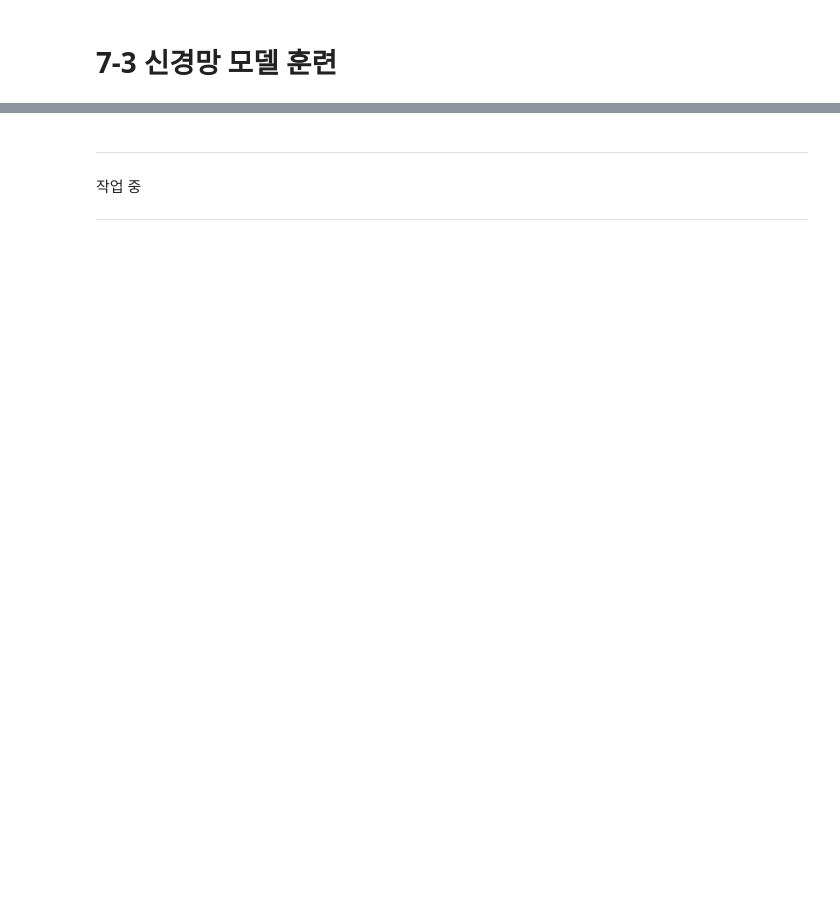
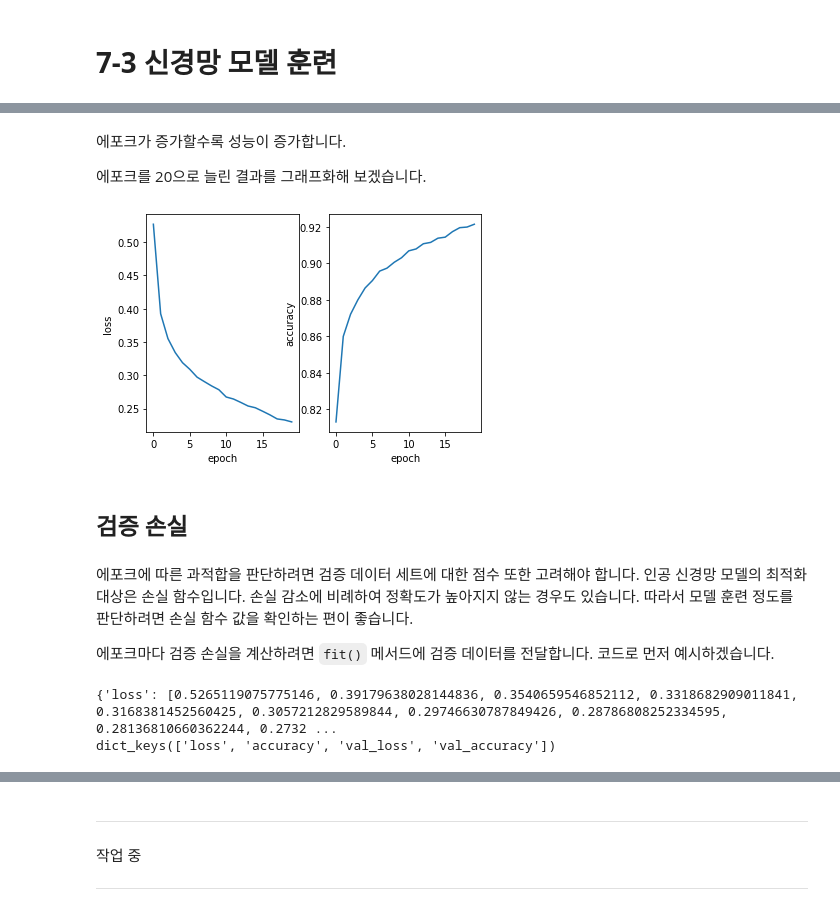
Before and after one commit to LeeSeungwon89/Deep-learning_Theory, a Jupyter notebook: 7-3 신경망 모델 훈련.ipynb, the cells around one changed output, grey strips where cells are left out. Drawn from its saved outputs; the diff is of its cells as text; code cells hidden in the pictures; blank space fills up the shorter version.

```diff
--- a/7-3 신경망 모델 훈련.ipynb
+++ b/7-3 신경망 모델 훈련.ipynb
@@ -4,0 +101,38 @@
+# %% [markdown]
+에포크가 증가할수록 성능이 증가합니다.
+
+에포크를 20으로 늘린 결과를 그래프화해 보겠습니다.
+# %%
+model = model_fn()
+model.compile(loss='sparse_categorical_crossentropy', metrics='accuracy')
+history = model.fit(train_scaled, train_target, epochs=20, verbose=0)
+
+plt.subplot(1, 2, 1)
+plt.plot(history.history['loss'])
+plt.xlabel('epoch')
+plt.ylabel('loss')
+
+plt.subplot(1, 2, 2)
+plt.plot(history.history['accuracy'])
+plt.xlabel('epoch')
+plt.ylabel('accuracy')
+plt.show()
+# %% [output]
+[figure, added]
+# %% [markdown]
+## **검증 손실**
+# %% [markdown]
+에포크에 따른 과적합을 판단하려면 검증 데이터 세트에 대한 점수 또한 고려해야 합니다. 인공 신경망 모델의 최적화 대상은 손실 함수입니다. 손실 감소에 비례하여 정확도가 높아지지 않는 경우도 있습니다. 따라서 모델 훈련 정도를 판단하려면 손실 함수 값을 확인하는 편이 좋습니다.
+
+에포크마다 검증 손실을 계산하려면 `fit()` 메서드에 검증 데이터를 전달합니다. 코드로 먼저 예시하겠습니다.
+# %%
+model = model_fn()
+model.compile(loss='sparse_categorical_crossentropy', metrics='accuracy')
+# `validation_data` 매개변수에 검증 데이터 세트를 튜플 형태로 지정합니다.
+history = model.fit(train_scaled, train_target, epochs=20, verbose=0,
+                    validation_data=(val_scaled, val_target))
+print(history.history)
+print(history.history.keys())
+# %% [output]
+{'loss': [0.5265119075775146, 0.39179638028144836, 0.3540659546852112, 0.3318682909011841, 0.3168381452560425, 0.3057212829589844, 0.29746630787849426, 0.28786808252334595, 0.28136810660362244, 0.2732 ...
+dict_keys(['loss', 'accuracy', 'val_loss', 'val_accuracy'])
```
Also changed, not shown: parts of 21 cells of this notebook.
